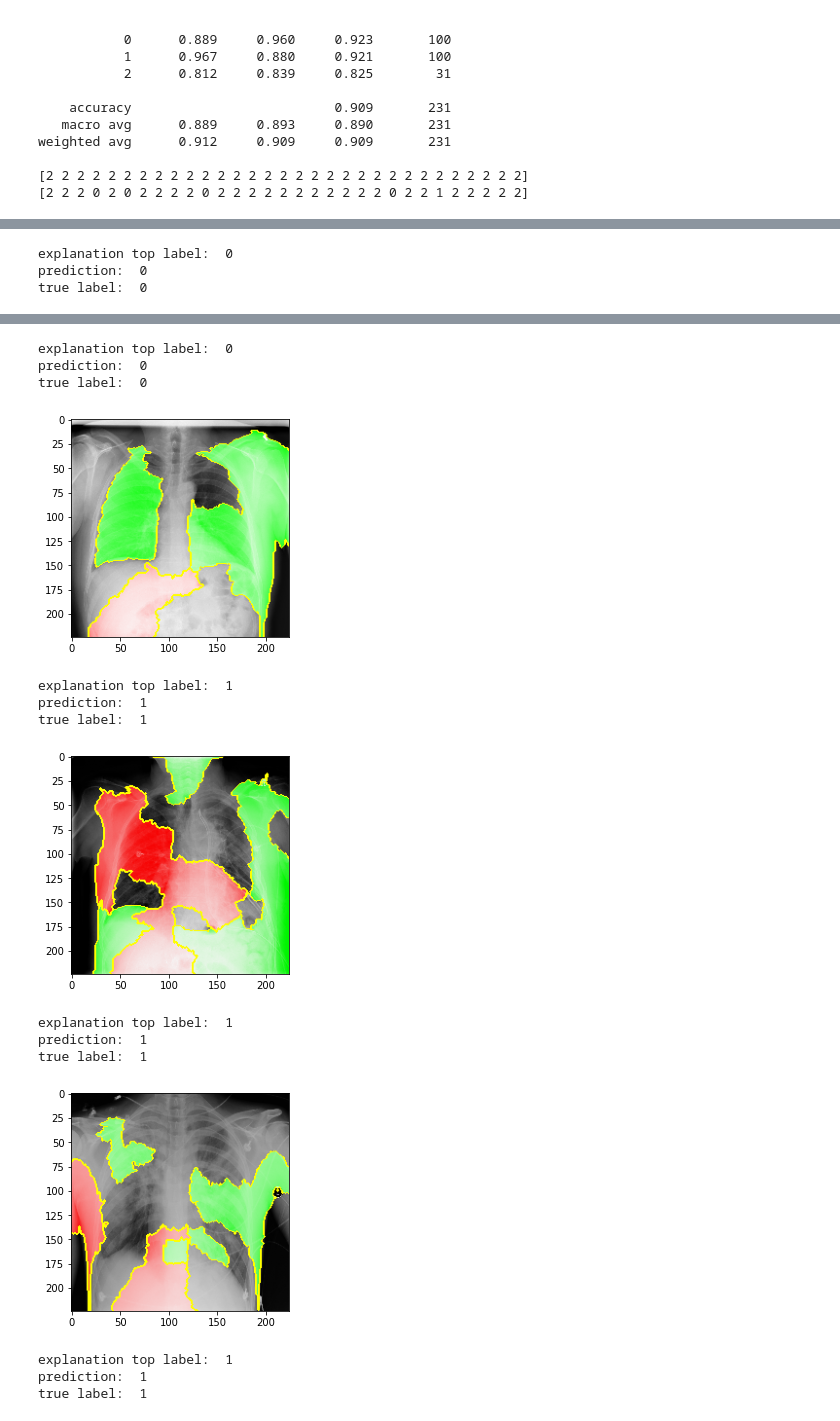
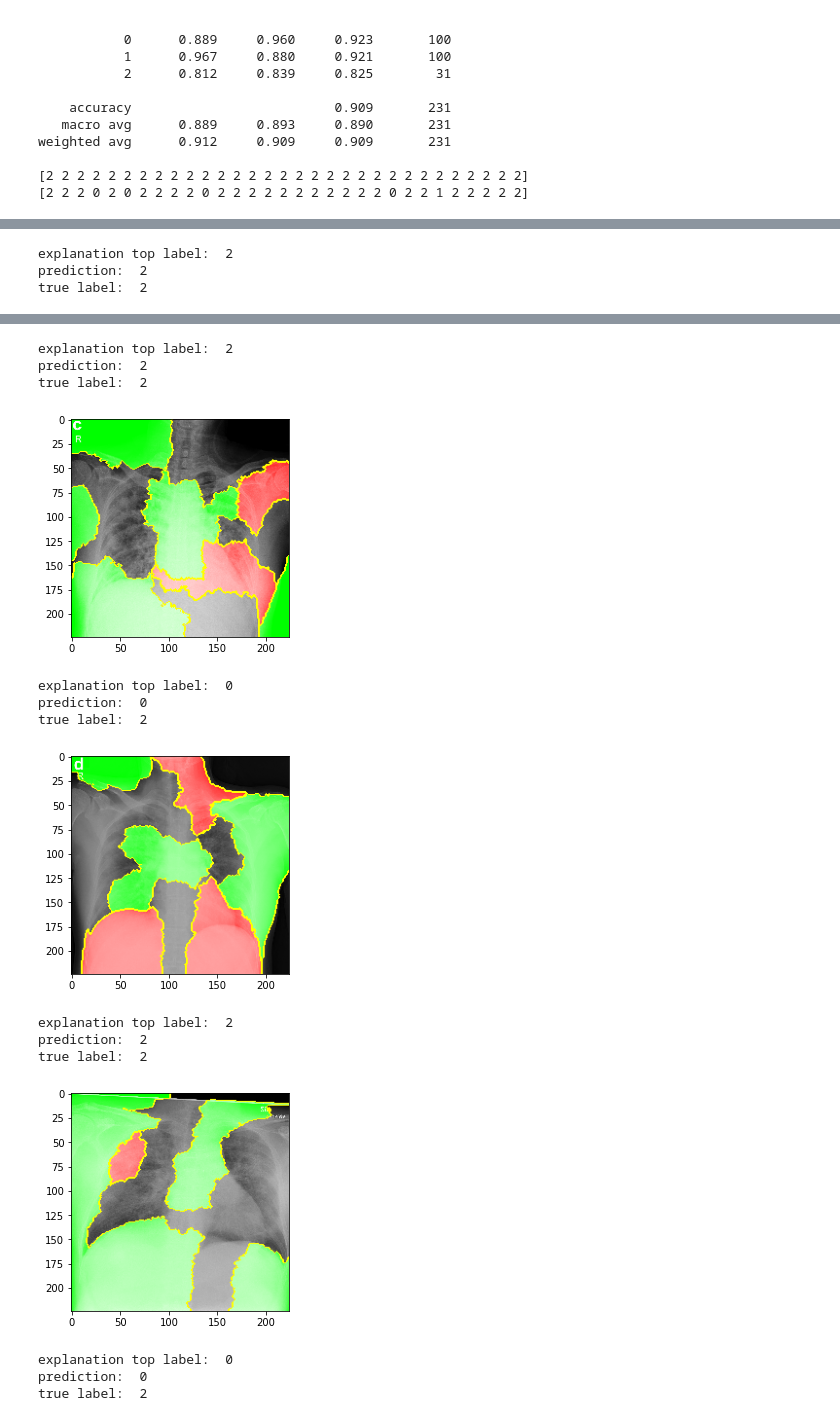
Before and after one commit to mimilazarova/DD2424-covid-xray-project, a Jupyter notebook: covid_model_mimi.ipynb, the cells around one changed output, grey strips where cells are left out. Drawn from its saved outputs; the diff is of its cells as text; code cells hidden in the pictures.

```diff
--- a/covid_model_mimi.ipynb
+++ b/covid_model_mimi.ipynb
@@ -80,11 +101,12 @@ lime_explainer = lime_image.LimeImageExplainer()
 def lime_predict(images, model=m):
   N = images.shape[0]
   images = images.reshape((N, 224, 224, 3))
-  images = images[:, :, :, 1]
+  images = images[:, :, :, 0] + images[:, :, :, 1] + images[:, :, :, 2]
+  images = images /3.0
   return model.predict(images)
 # %%
 
-for i in [0, 20, 26, 103, 167, 181, 200, 230, 210, 220]:
+for i in range(200, 231):
   explanation = lime_explainer.explain_instance(image=testX[i], classifier_fn=lime_predict, top_labels=1, hide_color=0, num_samples=1000)
 
   print("explanation top label: ", explanation.top_labels[0])
@@ -101,3 +123,3 @@ true label:  0
-explanation top label:  0
-prediction:  0
-true label:  0
+explanation top label:  2
+prediction:  2
+true label:  2
@@ -105,15 +127,15 @@ true label:  0
-explanation top label:  0
-prediction:  0
-true label:  0
+explanation top label:  2
+prediction:  2
+true label:  2
-[figure, old version]
+[figure, new version]
-explanation top label:  1
-prediction:  1
-true label:  1
+explanation top label:  0
+prediction:  0
+true label:  2
-[figure, old version]
+[figure, new version]
-explanation top label:  1
-prediction:  1
-true label:  1
+explanation top label:  2
+prediction:  2
+true label:  2
-[figure, old version]
+[figure, new version]
-explanation top label:  1
-prediction:  1
-true label:  1
+explanation top label:  0
+prediction:  0
+true label:  2
```
Also changed, not shown: parts of 3 cells of this notebook.
